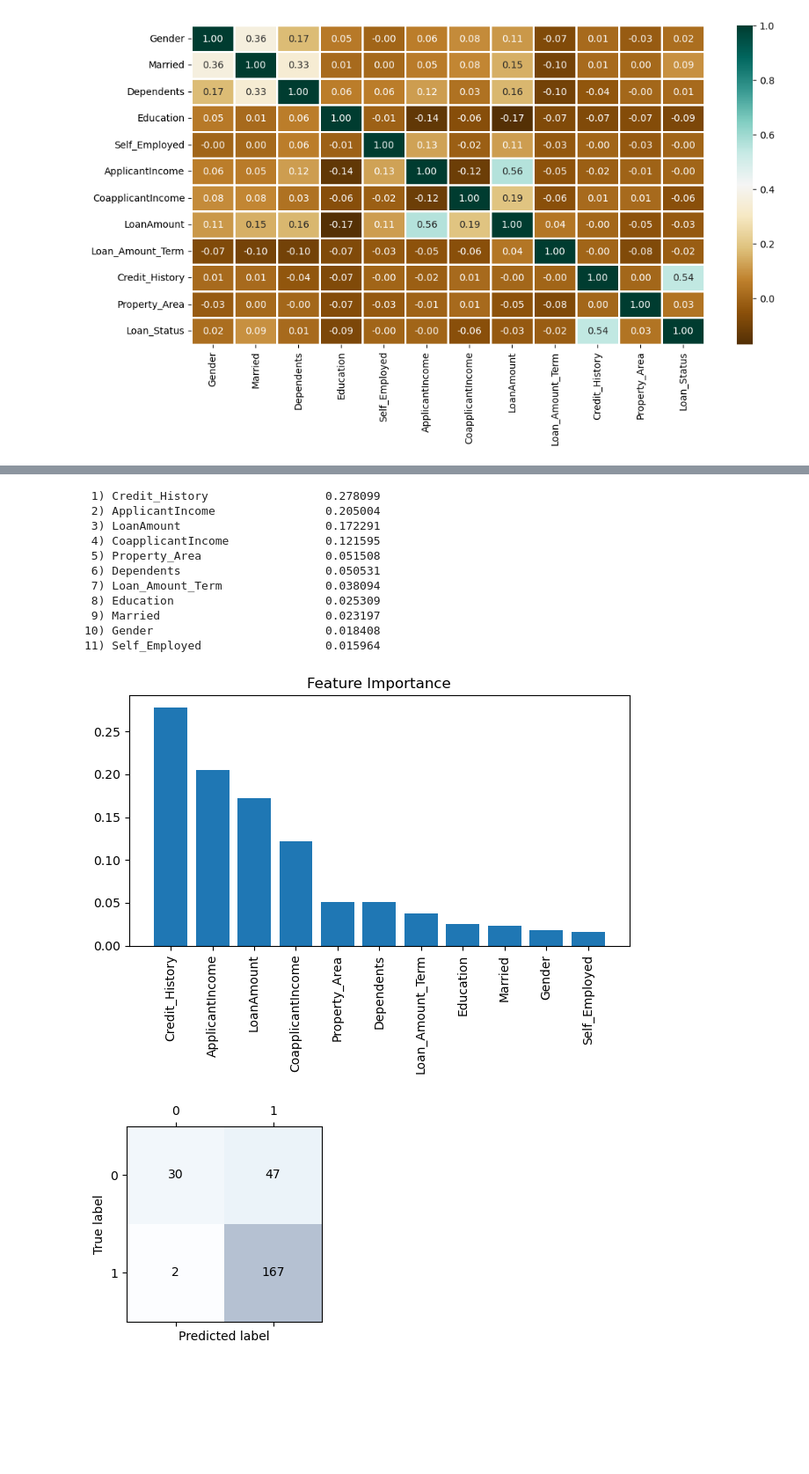
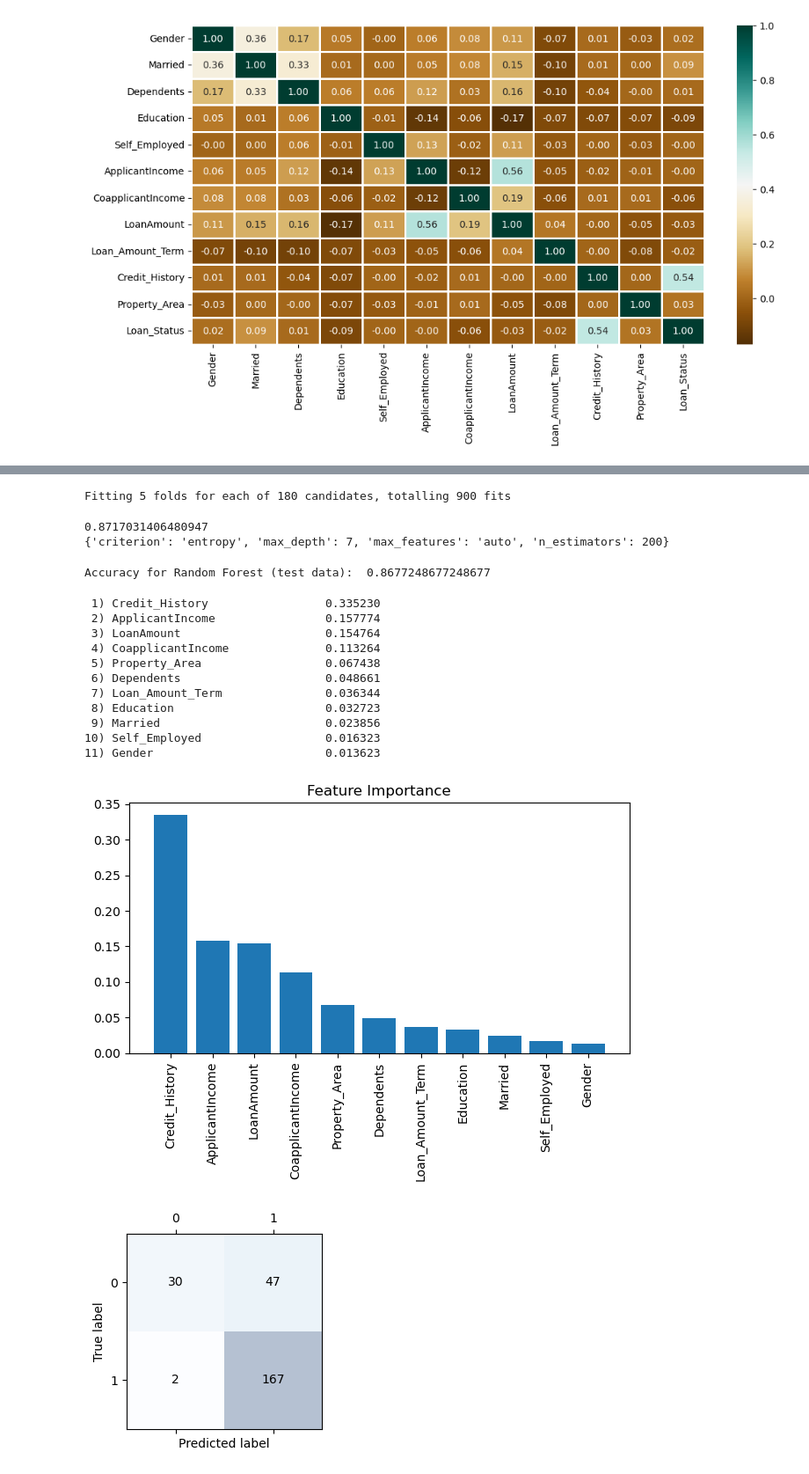
Before and after one commit to JYT8899/Tin100, a Jupyter notebook: tin100.ipynb, the cells around one changed output, grey strips where cells are left out. Shown at 88% size. Drawn from its saved outputs; the diff is of its cells as text; code cells hidden in the pictures; blank space fills up the shorter version.

```diff
--- a/tin100.ipynb
+++ b/tin100.ipynb
@@ -196,47 +212,74 @@ Please also refer to the documentation for alternative solver options:
 Please also refer to the documentation for alternative solver options:
     https://scikit-learn.org/stable/modules/linear_model.html#logistic-regression
   n_iter_i = _check_optimize_result(
+# %%
+# Random forest
+param_grid = {
+    'n_estimators': [100, 200, 300, 400, 500, 600],
+    'max_features': ['auto', 'sqrt', 'log2'],
+    'max_depth' : [4,5,6,7,8],
+    'criterion' :['gini', 'entropy']
+}
+rfc=RandomForestClassifier(random_state=42)
+CV_rfc = GridSearchCV(estimator=rfc, param_grid=param_grid, cv= 5,scoring='f1', n_jobs=-1, verbose=1)
+CV_rfc.fit(x_train, y_train)
+print(CV_rfc.best_score_)
+print(CV_rfc.best_params_)
+# %% [output]
+Fitting 5 folds for each of 180 candidates, totalling 900 fits
+0.8717031406480947
+{'criterion': 'entropy', 'max_depth': 7, 'max_features': 'auto', 'n_estimators': 200}
+# %%
+
+ran=RandomForestClassifier(random_state=42,
+                            max_features=CV_rfc.best_params_['max_features'],
+                            n_estimators= CV_rfc.best_params_['n_estimators'],
+                            max_depth=CV_rfc.best_params_['max_depth'],
+                            criterion=CV_rfc.best_params_['criterion'])
+ran.fit(x_train, y_train)
+
+y_pred_test = CV_rfc.score(x_test, y_test)
+
+print("Accuracy for Random Forest (test data): ", y_pred_test)
+# %% [output]
+Accuracy for Random Forest (test data):  0.8677248677248677
 # %%
 feat_labels = np.array(train.columns)
 
-forest = RandomForestClassifier(n_estimators=500,
-                                random_state=1,
-                                n_jobs=-1)
-
-forest.fit(x_train, y_train)
-importances = forest.feature_importances_
+ran.fit(x_train, y_train)
+importances = ran.feature_importances_
 
 indices = np.argsort(importances)[::-1]
 
 # Print results on screen
 for f in range(x_train.shape[1]):
     print("%2d) %-*s %f" % (f + 1, 30,
                             feat_labels[indices[f]],
                             importances[indices[f]]))
 
 plt.title('Feature Importance')
 plt.bar(range(x_train.shape[1]),
         importances[indices],
         align='center')
 
 plt.xticks(range(x_train.shape[1]),
            feat_labels[indices], rotation=90)
 plt.xlim([-1, x_train.shape[1]])
 plt.tight_layout()
 plt.show()
 # %% [output]
- 1) Credit_History                 0.278099
- 2) ApplicantIncome                0.205004
- 3) LoanAmount                     0.172291
- 4) CoapplicantIncome              0.121595
- 5) Property_Area                  0.051508
- 6) Dependents                     0.050531
- 7) Loan_Amount_Term               0.038094
- 8) Education                      0.025309
- 9) Married                        0.023197
-10) Gender                         0.018408
-11) Self_Employed                  0.015964
+ 1) Credit_History                 0.335230
+ 2) ApplicantIncome                0.157774
+ 3) LoanAmount                     0.154764
+ 4) CoapplicantIncome              0.113264
+ 5) Property_Area                  0.067438
+ 6) Dependents                     0.048661
+ 7) Loan_Amount_Term               0.036344
+ 8) Education                      0.032723
+ 9) Married                        0.023856
+10) Self_Employed                  0.016323
+11) Gender                         0.013623
-[figure, old version]
+[figure, new version]
 # %%
 clf = gs_r.best_estimator_
 # %%
```
Also changed, not shown: parts of 3 cells of this notebook, 2 other files.
